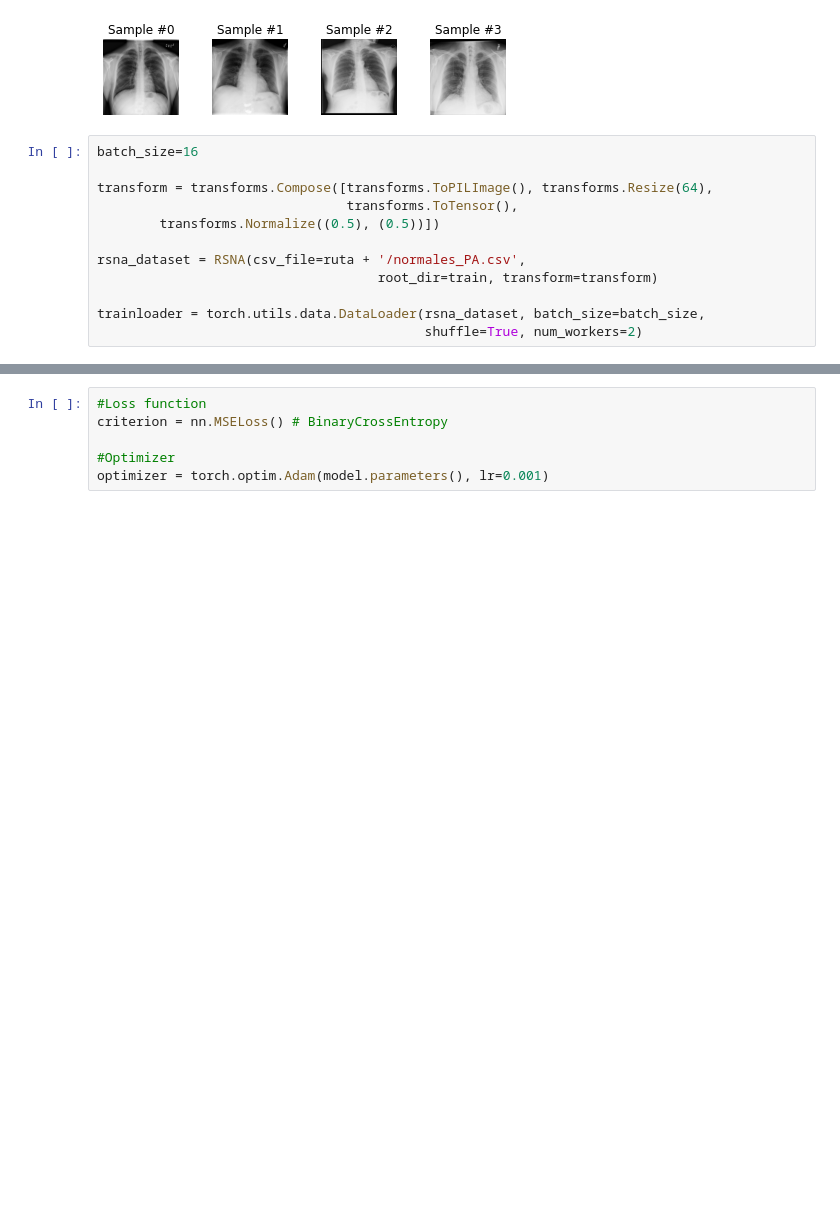
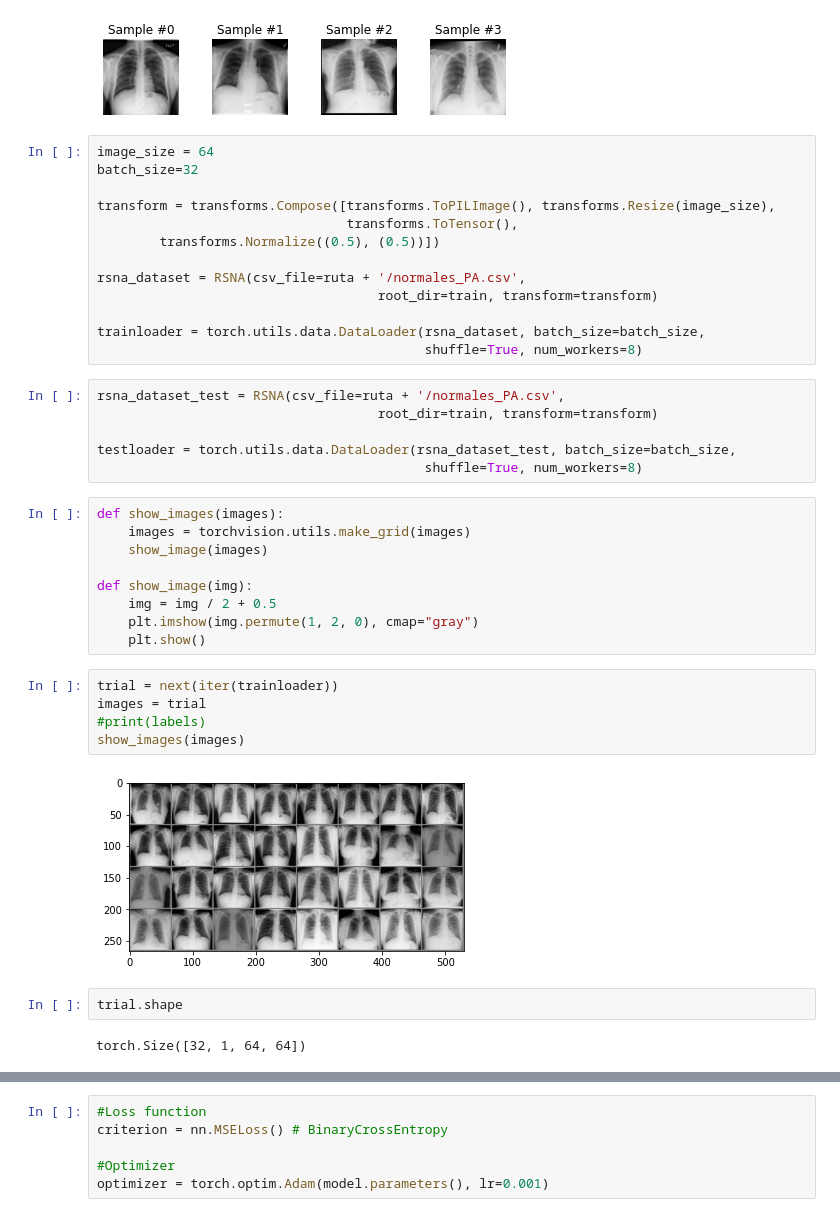
Before and after one commit to jvallalta/ia-medicina, a Jupyter notebook: VAE_Imagenes_RX_Torax.ipynb, the cells around one changed output, grey strips where cells are left out. Cells and saved outputs as stored; diff of their text form; blank space fills up the shorter version.

```diff
--- a/VAE_Imagenes_RX_Torax.ipynb
+++ b/VAE_Imagenes_RX_Torax.ipynb
@@ -228,9 +250,10 @@ for i in range(len(rsna_dataset)):
 # %% [output]
 [figure]
 # %%
-batch_size=16
+image_size = 64
+batch_size=32
 
-transform = transforms.Compose([transforms.ToPILImage(), transforms.Resize(64),
+transform = transforms.Compose([transforms.ToPILImage(), transforms.Resize(image_size),
                                 transforms.ToTensor(),
         transforms.Normalize((0.5), (0.5))])
 
@@ -238,4 +261,30 @@ rsna_dataset = RSNA(csv_file=ruta + '/normales_PA.csv',
                                     root_dir=train, transform=transform)
 
 trainloader = torch.utils.data.DataLoader(rsna_dataset, batch_size=batch_size,
-                                          shuffle=True, num_workers=2)
+                                          shuffle=True, num_workers=8)
+# %%
+rsna_dataset_test = RSNA(csv_file=ruta + '/normales_PA.csv',
+                                    root_dir=train, transform=transform)
+
+testloader = torch.utils.data.DataLoader(rsna_dataset_test, batch_size=batch_size,
+                                          shuffle=True, num_workers=8)
+# %%
+def show_images(images):
+    images = torchvision.utils.make_grid(images)
+    show_image(images)
+
+def show_image(img):
+    img = img / 2 + 0.5
+    plt.imshow(img.permute(1, 2, 0), cmap="gray")
+    plt.show()
+# %%
+trial = next(iter(trainloader))
+images = trial
+#print(labels)
+show_images(images)
+# %% [output]
+[figure, added]
+# %%
+trial.shape
+# %% [output]
+torch.Size([32, 1, 64, 64])
```
Also changed, not shown: parts of 43 cells of this notebook.
